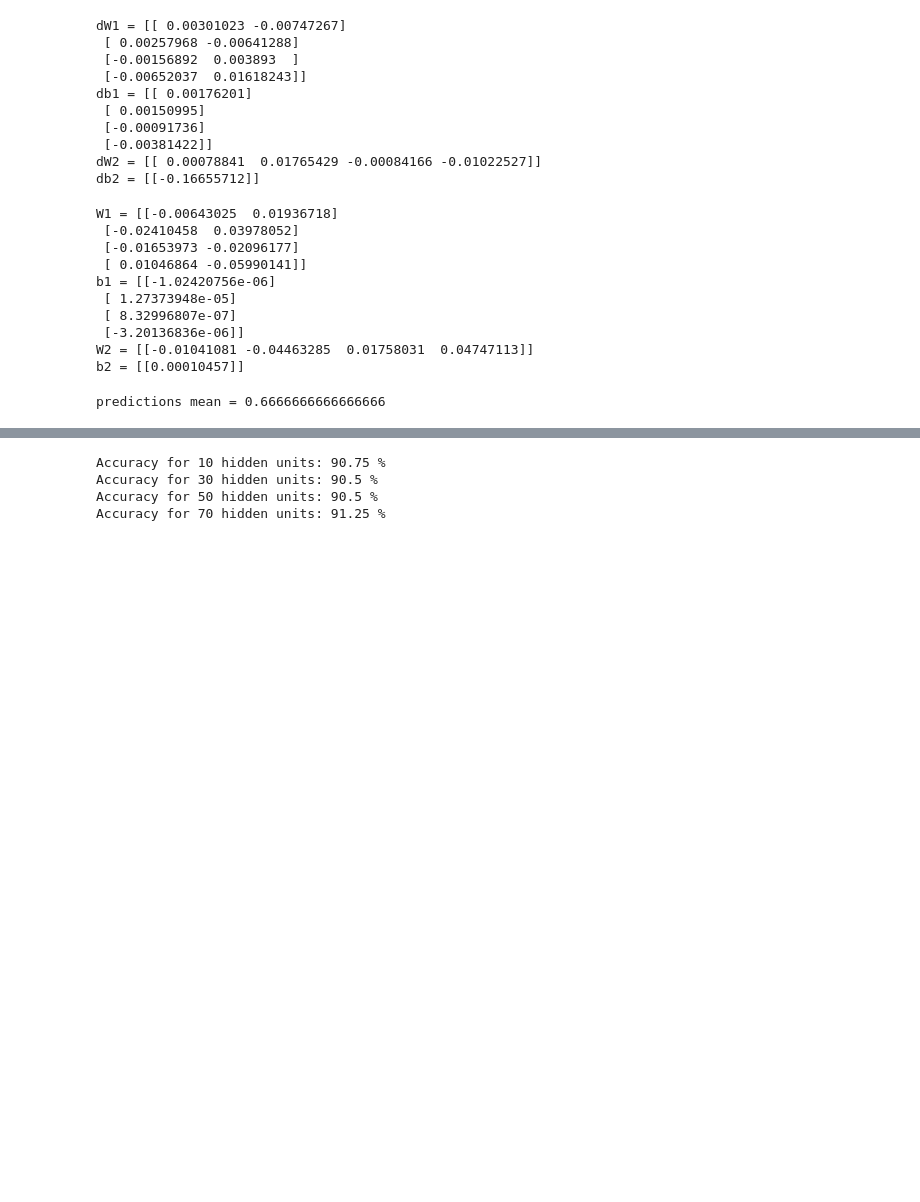
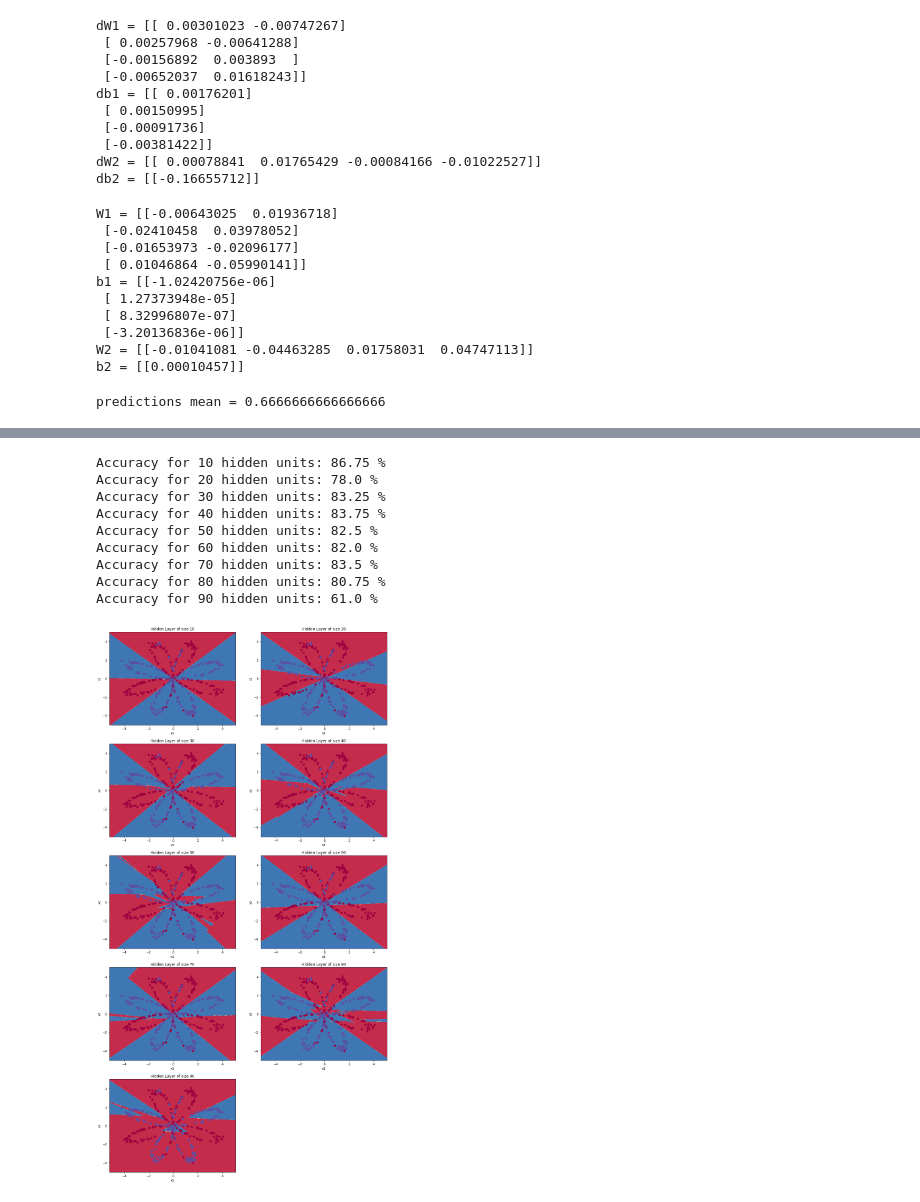
Before and after one commit to alanwile/NN-una-capa-oculta, a Jupyter notebook: flor.ipynb, the cells around one changed output, grey strips where cells are left out. Cells and saved outputs as stored; diff of their text form; code cells hidden in the pictures; blank space fills up the shorter version.

```diff
--- a/flor.ipynb
+++ b/flor.ipynb
@@ -318,17 +318,23 @@ Accuracy: 91%
 # %%
 plt.figure(figsize=(16, 32))
 
-hidden_layer_sizes = [10,30,50,70,90]
+hidden_layer_sizes = [10,20,30,40,50,60,70,80,90]
 for i, n_h in enumerate(hidden_layer_sizes):
     plt.subplot(5, 2, i+1)
     plt.title('Hidden Layer of size %d' % n_h)
     parameters = nn_model(X, Y, n_h, num_iterations = 5000)
     plot_decision_boundary(lambda x: predict(parameters, x.T), X, Y[0])
     predictions = predict(parameters, X)
     accuracy = float((np.dot(Y,predictions.T) + np.dot(1-Y,1-predictions.T))/float(Y.size)*100)
     print ("Accuracy for {} hidden units: {} %".format(n_h, accuracy))
 # %% [output]
-Accuracy for 10 hidden units: 90.75 %
-Accuracy for 30 hidden units: 90.5 %
-Accuracy for 50 hidden units: 90.5 %
-Accuracy for 70 hidden units: 91.25 %
+Accuracy for 10 hidden units: 86.75 %
+Accuracy for 20 hidden units: 78.0 %
+Accuracy for 30 hidden units: 83.25 %
+Accuracy for 40 hidden units: 83.75 %
+Accuracy for 50 hidden units: 82.5 %
+Accuracy for 60 hidden units: 82.0 %
+Accuracy for 70 hidden units: 83.5 %
+Accuracy for 80 hidden units: 80.75 %
+Accuracy for 90 hidden units: 61.0 %
+[figure, added]
```
Also changed, not shown: parts of 3 cells of this notebook.
